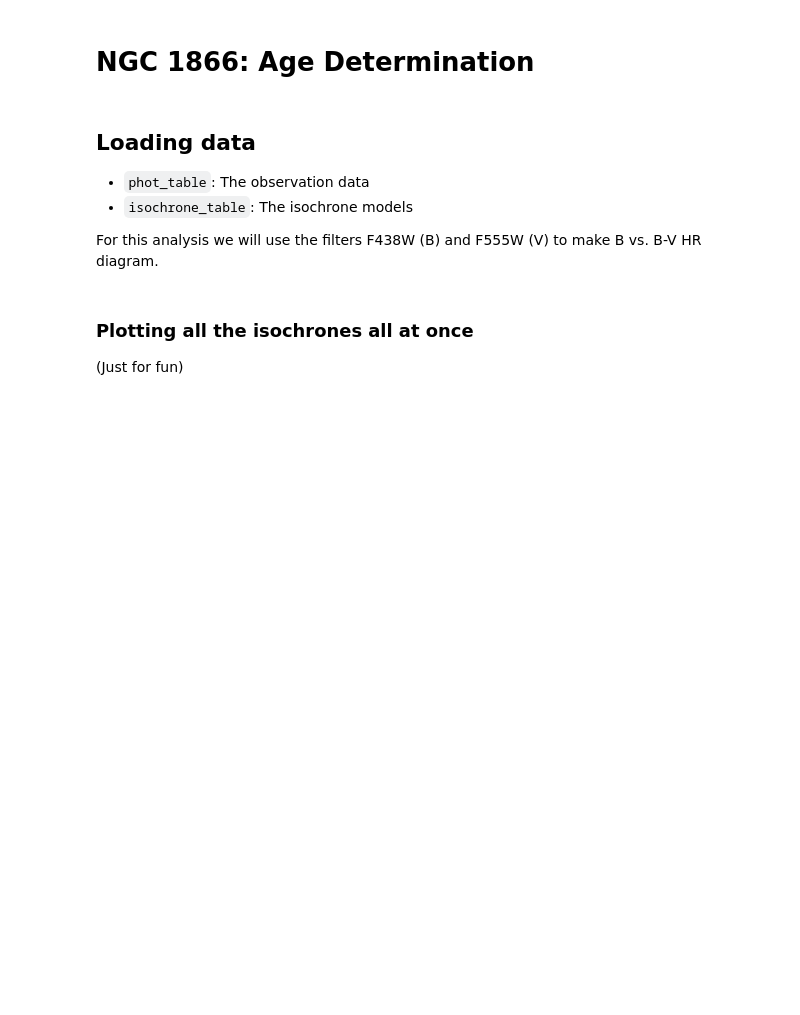
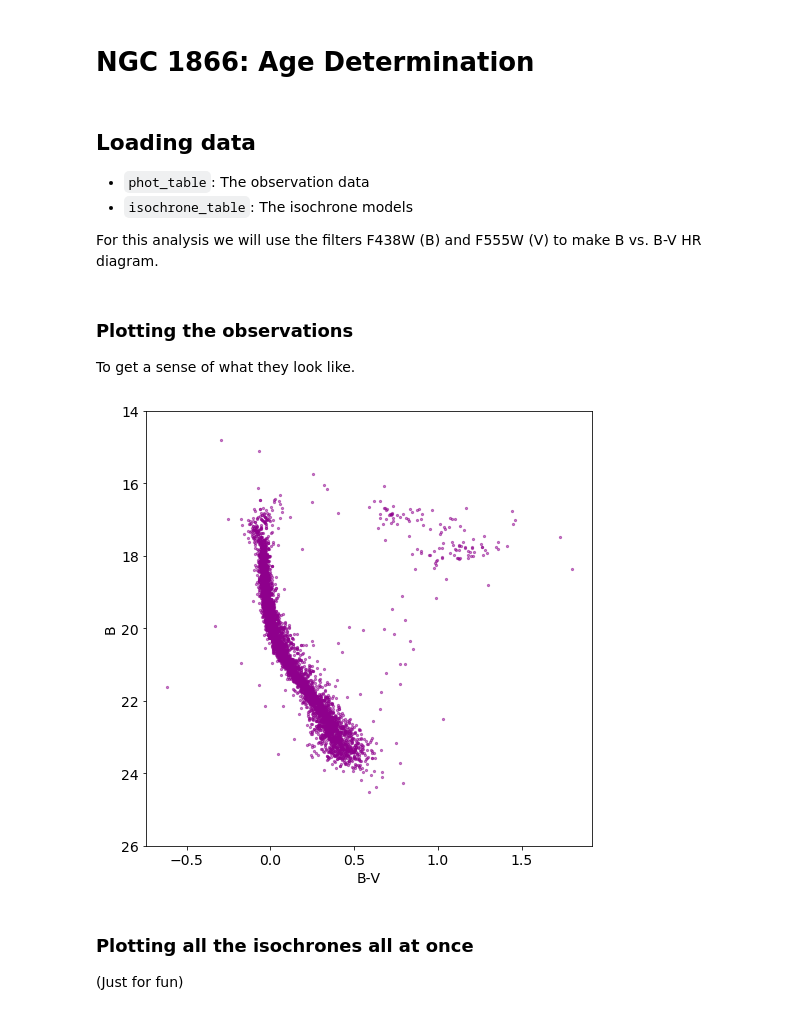
Before and after one commit to ceb8/CepheidVariables, a Jupyter notebook: notebooks/Age_determination.ipynb, the cells around one changed output. Drawn from its saved outputs; the diff is of its cells as text; code cells hidden in the pictures; blank space fills up the shorter version.

```diff
--- a/notebooks/Age_determination.ipynb
+++ b/notebooks/Age_determination.ipynb
@@ -41,6 +41,29 @@ For this analysis we will use the filters F438W (B) and F555W (V) to make B vs.
 phot_table = Table.read("../data/NGC1866_data_tables/ngc1866_cluster_stars1_corrected_final.short.dat",format='ascii')
 # %%
 isochrone_table = Table.read("../data/NGC1866_data_tables/isoc_z008_full_wfc3.dat",format='ascii')
+# %% [markdown]
+### Plotting the observations
+
+To get a sense of what they look like.
+# %%
+fig = plt.figure(figsize=(8,8))
+ax = fig.add_subplot(111)
+ax.tick_params(axis='both', which='major', labelsize=14)
+
+# observations
+ax.scatter(phot_table["f438w"]-phot_table["f555w"], phot_table["f438w"],
+           marker='o', c='#8e008c', alpha=0.5, s=5, label="Observations")
+
+ax.set_ylim(26,14)
+
+ax.set_ylabel("B",size=14)
+ax.set_xlabel("B-V",size=14)
+
+fig.savefig("../doc/plots/obs_hst_phot.pdf")
+
+plt.show()
+# %% [output]
+[figure, added]
 # %% [markdown]
 ### Plotting all the isochrones all at once
 (Just for fun)
```
Also changed, not shown: parts of 12 cells of this notebook, 4 other files.
